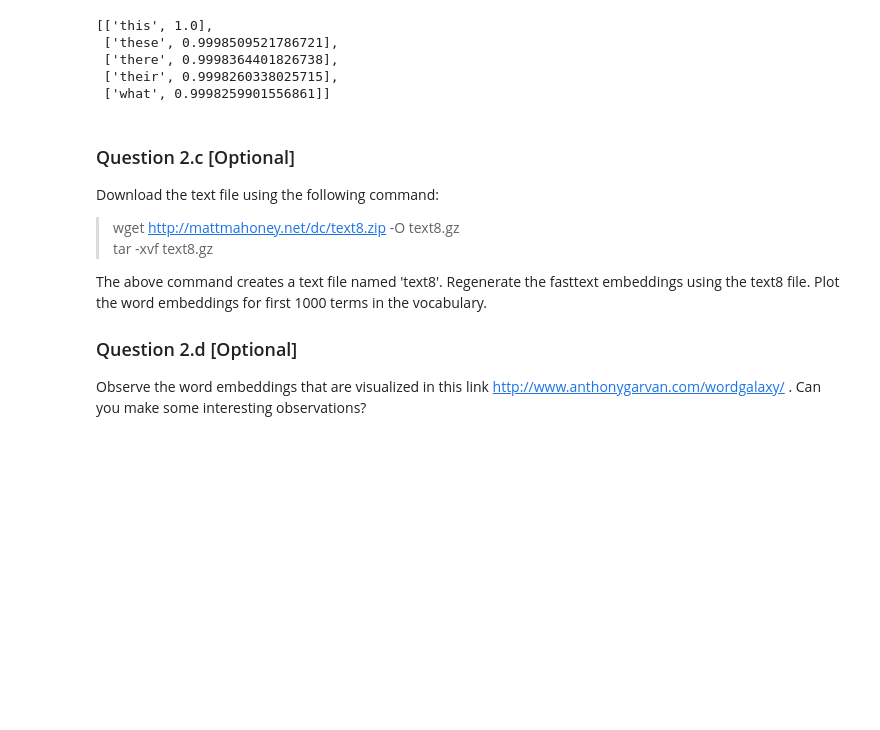
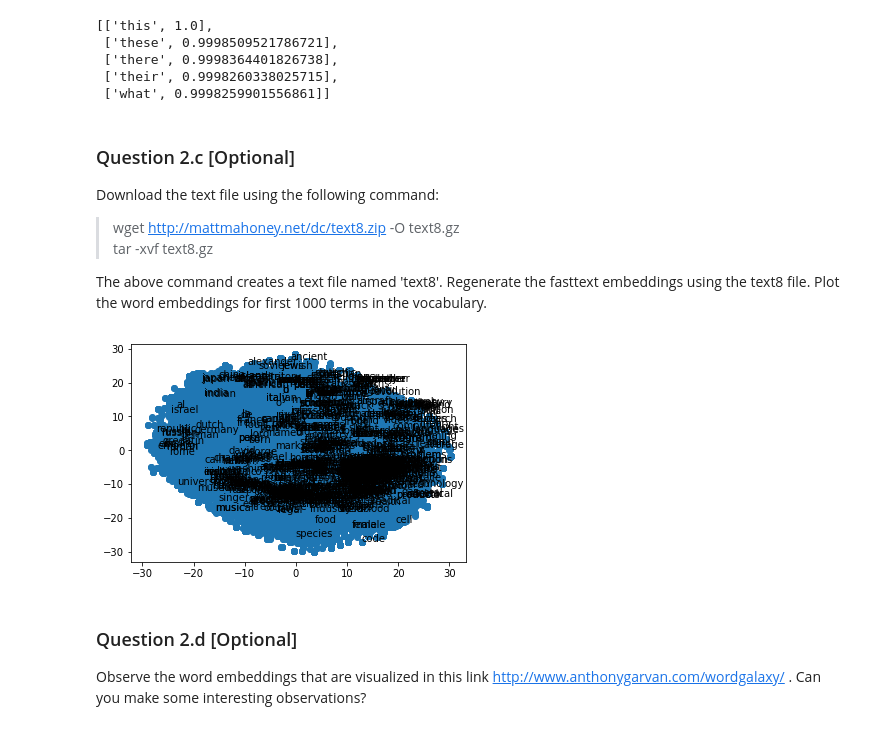
Before and after one commit to sanadhis/DIS2018, a Jupyter notebook: Exercises/03.Advanced_Information_Retrieval/Advanced_Information_Retrieval.ipynb, the cells around one changed output. Cells and saved outputs as stored; diff of their text form; code cells hidden in the pictures; blank space fills up the shorter version.

Commit message:
--Exercise3.2: Done Optional

```diff
--- a/Exercises/03.Advanced_Information_Retrieval/Advanced_Information_Retrieval.ipynb
+++ b/Exercises/03.Advanced_Information_Retrieval/Advanced_Information_Retrieval.ipynb
@@ -516,7 +508,21 @@ Download the text file using the following command:
 
 
 The above command creates a text file named 'text8'. Regenerate the fasttext embeddings using the text8 file. Plot the word embeddings for first 1000 terms in the vocabulary.
-
-### Question 2.d [Optional]
-
-Observe the word embeddings that are visualized in this link http://www.anthonygarvan.com/wordgalaxy/ . Can you make some interesting observations?
+# %%
+word_embeddings, vocabulary = load_embeddings('model_text8.vec')
+
+vis_data = bh_sne(word_embeddings)
+
+vis_data_x = vis_data[:,0]
+vis_data_y = vis_data[:,1]
+
+plt.scatter(vis_data_x, vis_data_y)
+for label, x, y in zip(vocabulary[:1000], vis_data_x[:1000], vis_data_y[:1000]):
+    plt.annotate(label, xy=(x, y), xytext=(0, 0), textcoords='offset points')
+plt.show()
+# %% [output]
+[figure, added]
+# %% [markdown]
+### Question 2.d [Optional]
+
+Observe the word embeddings that are visualized in this link http://www.anthonygarvan.com/wordgalaxy/ . Can you make some interesting observations?
```
Also changed, not shown: parts of 1 cell of this notebook, 1 other file.
